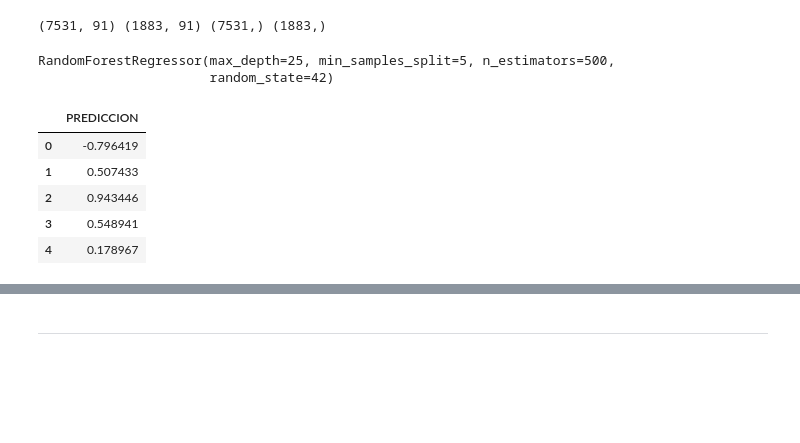
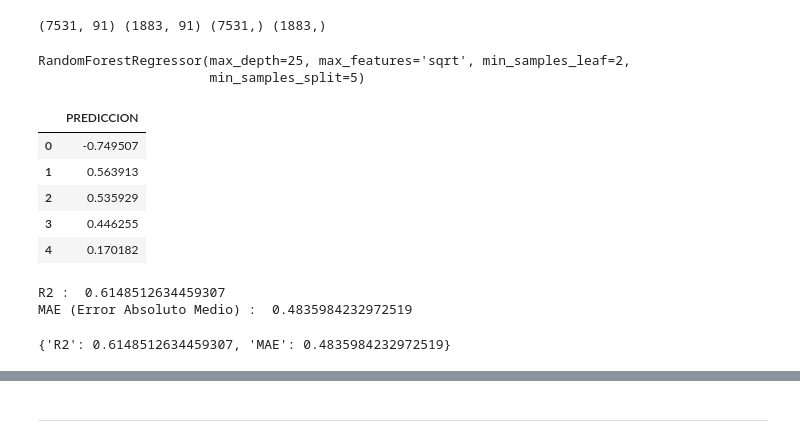
Before and after one commit to AndreaTJ/Tech-Girls-Glovo, a Jupyter notebook: notebooks/MLRegression_model_airbnb.ipynb, the cells around one changed output, grey strips where cells are left out. Drawn from its saved outputs; the diff is of its cells as text; code cells hidden in the pictures; blank space fills up the shorter version.

```diff
--- a/notebooks/MLRegression_model_airbnb.ipynb
+++ b/notebooks/MLRegression_model_airbnb.ipynb
@@ -1180,32 +1210,42 @@ memory usage: 6.6 MB
 # %%
 #Dividir los datos de entrenamiento y test
 #random_state=4
-x_train_4, x_test_4, y_train_4, y_test_4 = train_test_split(x4, y4, random_state=42, train_size=0.80)
+x_train_4, x_test_4, y_train_4, y_test_4 = train_test_split(x4, y4, random_state=42, train_size=0.8)
 print(x_train_4.shape, x_test_4.shape, y_train_4.shape, y_test_4.shape)
 # %% [output]
 (7531, 91) (1883, 91) (7531,) (1883,)
 # %%
 #Instanciar
-rfr = RandomForestRegressor(n_estimators = 500,  max_depth=25, min_samples_split=5, random_state = 42)
+rfr = RandomForestRegressor(max_depth= 25, max_features= 'sqrt', min_samples_leaf= 2, min_samples_split= 5, n_estimators= 100)
 
 #Entrenar
 rfr.fit(x_train_4,y_train_4)
 # %% [output]
-RandomForestRegressor(max_depth=25, min_samples_split=5, n_estimators=500,
-                      random_state=42)
+RandomForestRegressor(max_depth=25, max_features='sqrt', min_samples_leaf=2,
+                      min_samples_split=5)
 # %%
 # Model prediction on train data
+y_train_4_pred_rFr_4 = rfr.predict(x_train_4)
+
+# Model prediction on test data
 y_pred_rFr_4 = rfr.predict(x_test_4)
 
 prediccion_rfr_4 = pd.DataFrame(y_pred_rFr_4, columns = ['PREDICCION'])
 prediccion_rfr_4 .head()
 # %% [output]
 |  | PREDICCION |
-| 0 | -0.796419 |
-| 1 | 0.507433 |
-| 2 | 0.943446 |
-| 3 | 0.548941 |
-| 4 | 0.178967 |
+| 0 | -0.749507 |
+| 1 | 0.563913 |
+| 2 | 0.535929 |
+| 3 | 0.446255 |
+| 4 | 0.170182 |
+# %%
+# Model Evaluation on test data
+evaluacion(y_train_4, y_train_4_pred_rFr_4)
+# %% [output]
+R2 :  0.6148512634459307
+MAE (Error Absoluto Medio) :  0.4835984232972519
+{'R2': 0.6148512634459307, 'MAE': 0.4835984232972519}
 # %%
 # Model Evaluation on test data
 evaluacion(y_test_4, y_pred_rFr_4)
```
Also changed, not shown: parts of 34 cells of this notebook.
